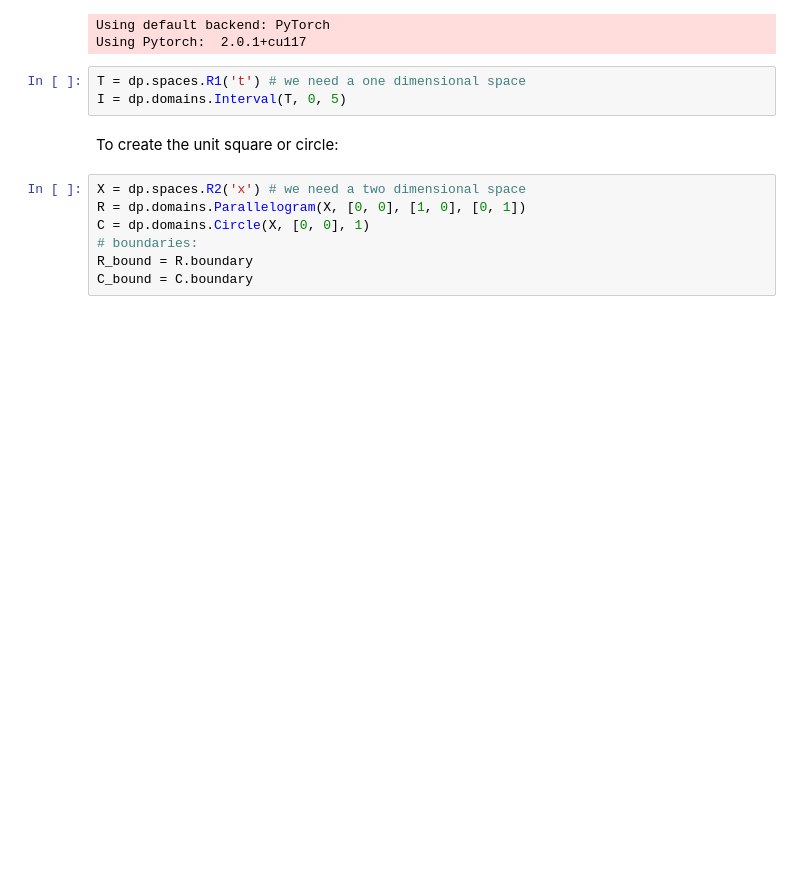
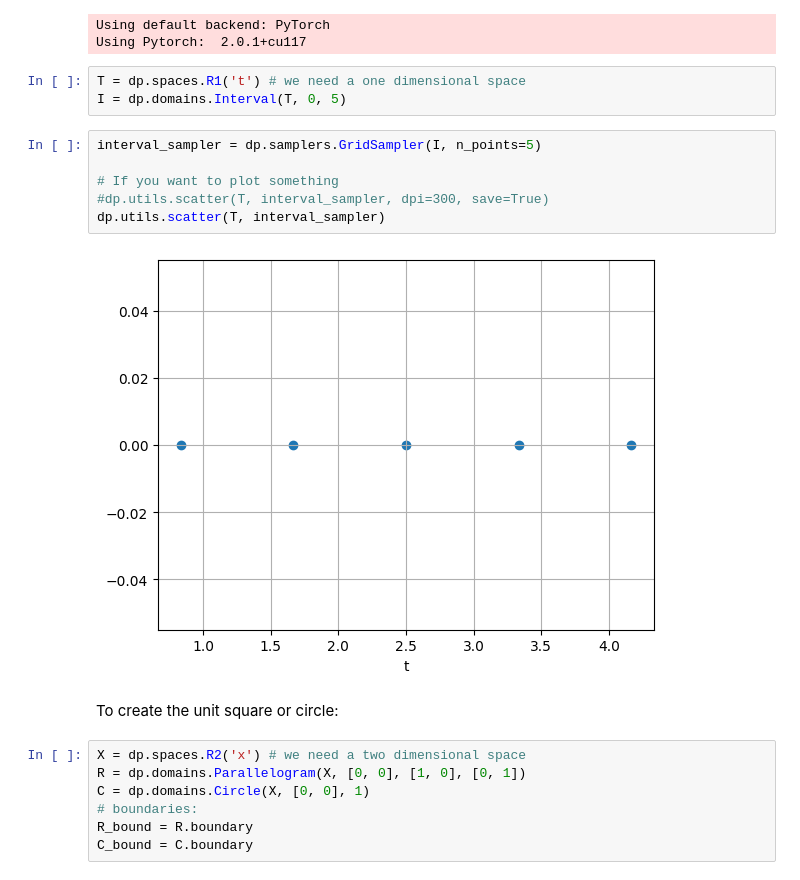
Before and after one commit to praksharma/DeepINN, a Jupyter notebook: Tutorials/domain_creation.ipynb, the cells around one changed output. Cells and saved outputs as stored; diff of their text form; blank space fills up the shorter version.

```diff
--- a/Tutorials/domain_creation.ipynb
+++ b/Tutorials/domain_creation.ipynb
@@ -32,6 +32,14 @@ Using Pytorch:  2.0.1+cu117
 # %%
 T = dp.spaces.R1('t') # we need a one dimensional space
 I = dp.domains.Interval(T, 0, 5)
+# %%
+interval_sampler = dp.samplers.GridSampler(I, n_points=5)
+
+# If you want to plot something
+#dp.utils.scatter(T, interval_sampler, dpi=300, save=True)
+dp.utils.scatter(T, interval_sampler)
+# %% [output]
+[figure, added]
 # %% [markdown]
 To create the unit square or circle:
 # %%
```
Also changed, not shown: parts of 4 cells of this notebook, 1 other file.
